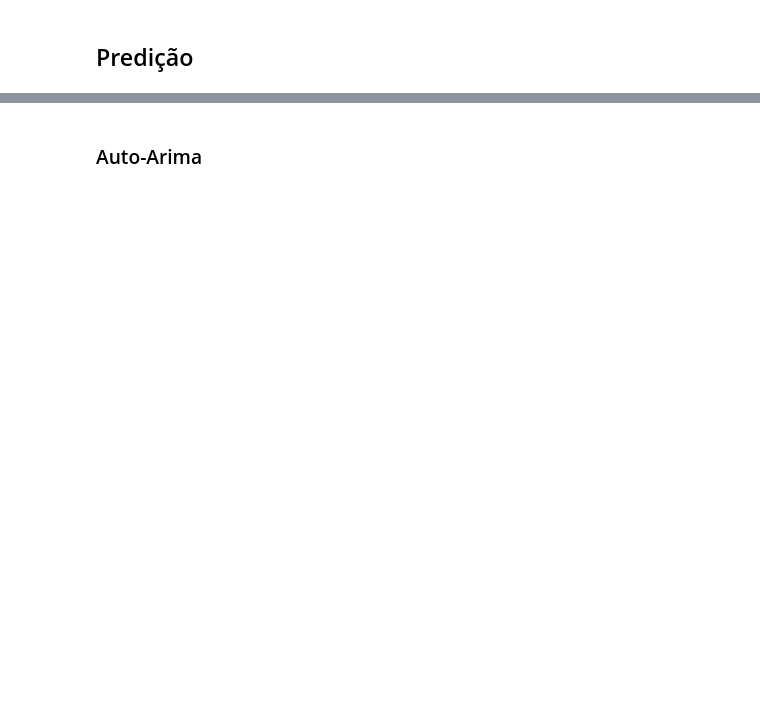
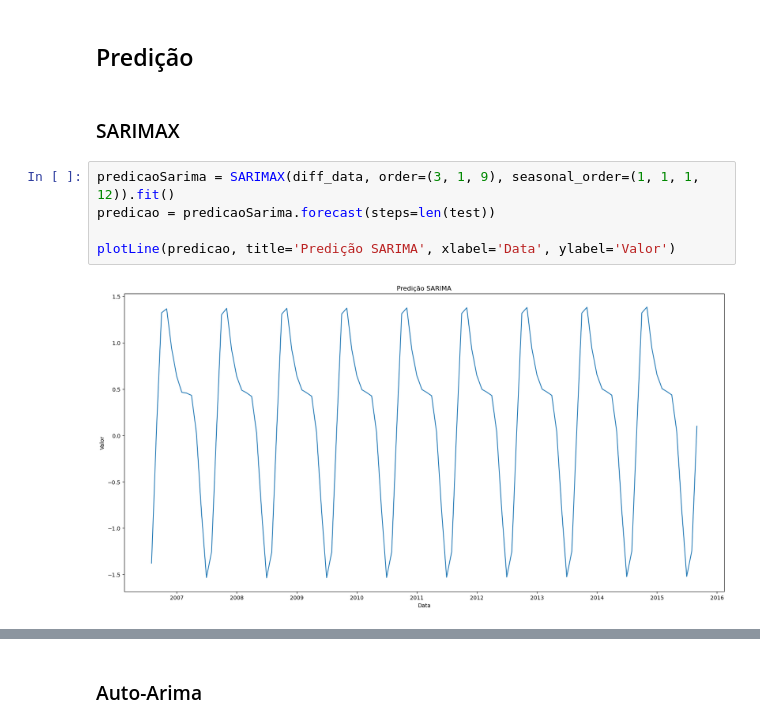
Before and after one commit to Elizetaa/Otimizacao-de-Gas-com-Neuro-Evolucao, a Jupyter notebook: Trends_Atmospheric_CO2/statistical_model.ipynb, the cells around one changed output, grey strips where cells are left out. Cells and saved outputs as stored; diff of their text form; blank space fills up the shorter version.

Commit message:
Predição realizada com sucesso
A predição foi realizada com sucesso.
Falta organizar o notebook e criar slides

```diff
--- a/Trends_Atmospheric_CO2/statistical_model.ipynb
+++ b/Trends_Atmospheric_CO2/statistical_model.ipynb
@@ -485,2 +470,11 @@ Rejeita a hipótese nula (os dados não seguem uma distribuição normal)
 # %% [markdown]
 ## Predição
+# %% [markdown]
+### SARIMAX
+# %%
+predicaoSarima = SARIMAX(diff_data, order=(3, 1, 9), seasonal_order=(1, 1, 1, 12)).fit()
+predicao = predicaoSarima.forecast(steps=len(test))
+
+plotLine(predicao, title='Predição SARIMA', xlabel='Data', ylabel='Valor')
+# %% [output]
+[figure, added]
```
Also changed, not shown: parts of 9 cells of this notebook.
